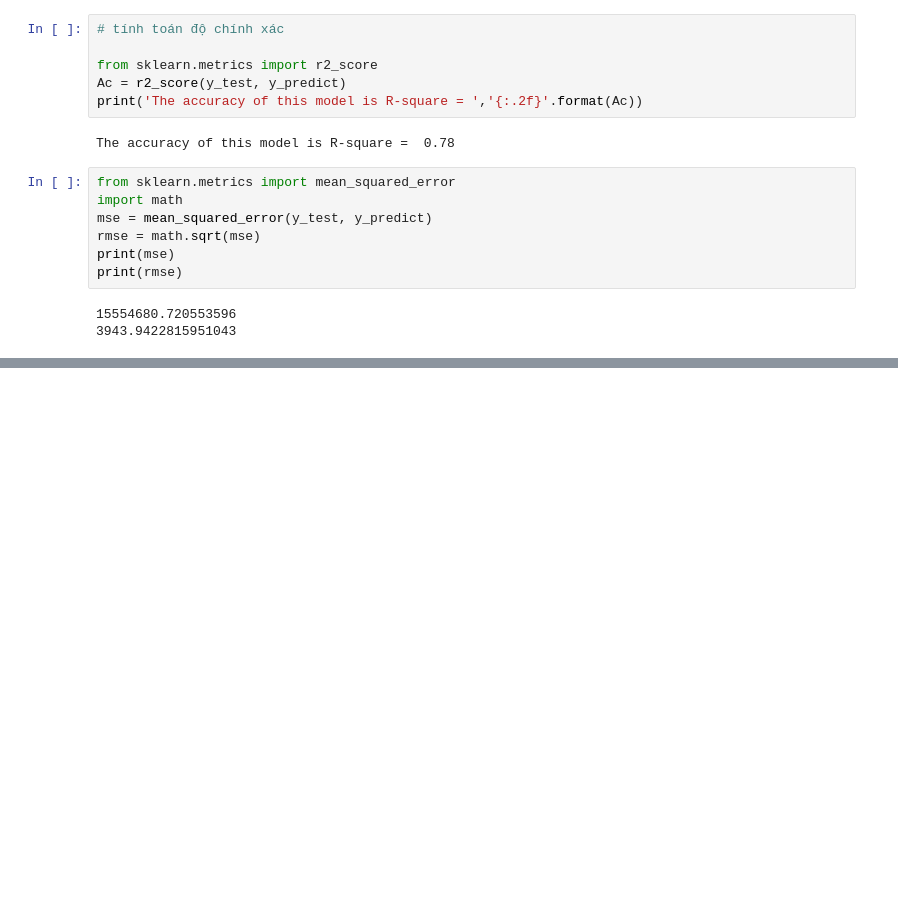
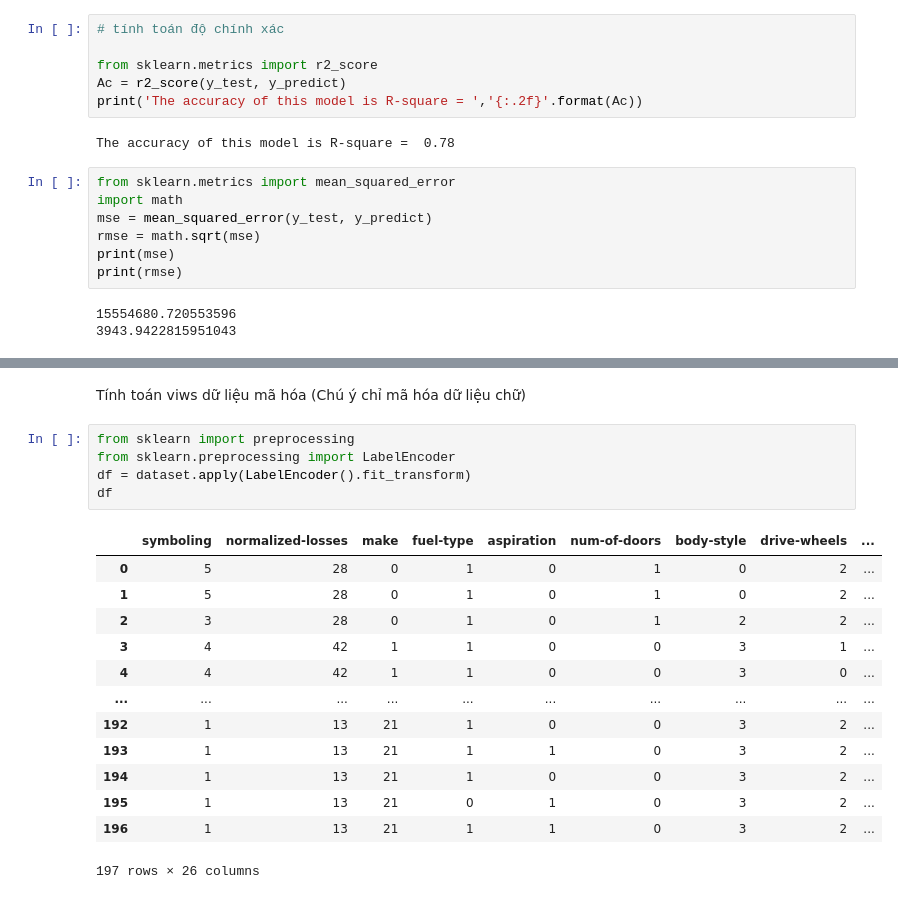
Before and after one commit to ltqnkhtn12/midExam_XDA, a Jupyter notebook: mid_exam.ipynb, the cells around one changed output, grey strips where cells are left out. Drawn from its saved outputs; the diff is of its cells as text; blank space fills up the shorter version.

```diff
--- a/mid_exam.ipynb
+++ b/mid_exam.ipynb
@@ -438,0 +468,21 @@ print(rmse)
+# %% [markdown]
+Tính toán viws dữ liệu mã hóa (Chú ý chỉ mã hóa dữ liệu chữ)
+# %%
+from sklearn import preprocessing
+from sklearn.preprocessing import LabelEncoder
+df = dataset.apply(LabelEncoder().fit_transform)
+df
+# %% [output]
+|  | symboling | normalized-losses | make | fuel-type | aspiration | num-of-doors | body-style | drive-wheels | ... |
+| 0 | 5 | 28 | 0 | 1 | 0 | 1 | 0 | 2 | ... |
+| 1 | 5 | 28 | 0 | 1 | 0 | 1 | 0 | 2 | ... |
+| 2 | 3 | 28 | 0 | 1 | 0 | 1 | 2 | 2 | ... |
+| 3 | 4 | 42 | 1 | 1 | 0 | 0 | 3 | 1 | ... |
+| 4 | 4 | 42 | 1 | 1 | 0 | 0 | 3 | 0 | ... |
+| ... | ... | ... | ... | ... | ... | ... | ... | ... | ... |
+| 192 | 1 | 13 | 21 | 1 | 0 | 0 | 3 | 2 | ... |
+| 193 | 1 | 13 | 21 | 1 | 1 | 0 | 3 | 2 | ... |
+| 194 | 1 | 13 | 21 | 1 | 0 | 0 | 3 | 2 | ... |
+| 195 | 1 | 13 | 21 | 0 | 1 | 0 | 3 | 2 | ... |
+| 196 | 1 | 13 | 21 | 1 | 1 | 0 | 3 | 2 | ... |
+197 rows × 26 columns
```
Also changed, not shown: parts of 31 cells of this notebook.
